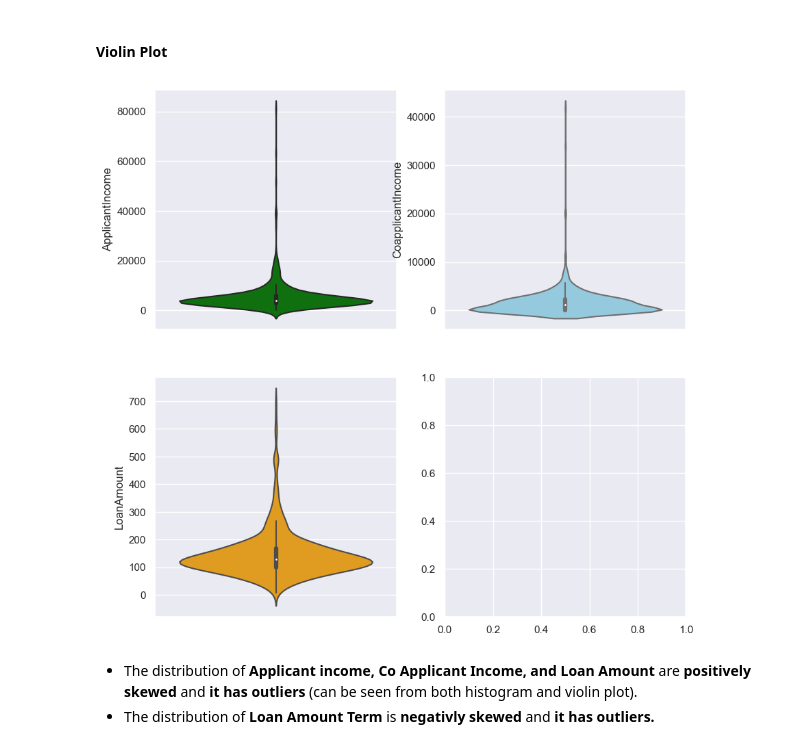
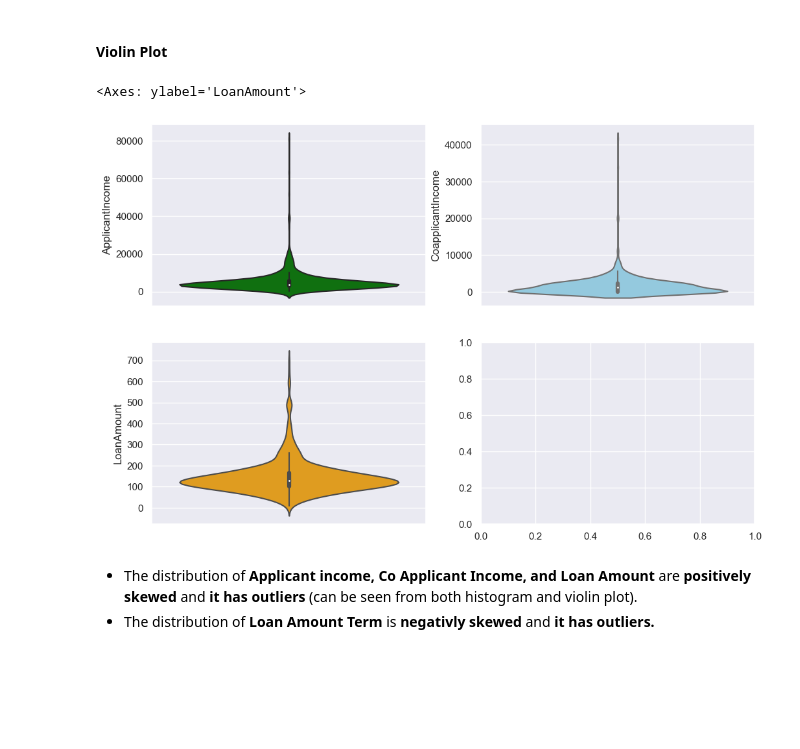
Before and after one commit to kobebaffour/machine_learning, a Jupyter notebook: Loan Prediction/loan_prediction_nm.ipynb, the cells around one changed output. Cells and saved outputs as stored; diff of their text form; code cells hidden in the pictures; blank space fills up the shorter version.

```diff
--- a/Loan Prediction/loan_prediction_nm.ipynb
+++ b/Loan Prediction/loan_prediction_nm.ipynb
@@ -373,13 +373,14 @@ sns.histplot(data=df, x="LoanAmount", kde=True, ax=axs[1, 0], color='orange');
 #### Violin Plot
 # %%
 sns.set(style="darkgrid")
-fig, axs1 = plt.subplots(2, 2, figsize=(10, 10))
+fig, axs1 = plt.subplots(2, 2, figsize=(12, 8))  # Adjusted figsize
 
 sns.violinplot(data=df, y="ApplicantIncome", ax=axs1[0, 0], color='green')
 sns.violinplot(data=df, y="CoapplicantIncome", ax=axs1[0, 1], color='skyblue')
-sns.violinplot(data=df, y="LoanAmount", ax=axs1[1, 0], color='orange');
+sns.violinplot(data=df, y="LoanAmount", ax=axs1[1, 0], color='orange')
 # %% [output]
+<Axes: ylabel='LoanAmount'>
-[figure, old version]
+[figure, new version]
 # %% [markdown]
 *   The distribution of **Applicant income, Co Applicant Income, and Loan Amount** are **positively skewed** and **it has outliers** (can be seen from both histogram and violin plot).
 *   The distribution of **Loan Amount Term** is **negativly skewed** and **it has outliers.**
```
Also changed, not shown: parts of 11 cells of this notebook.
